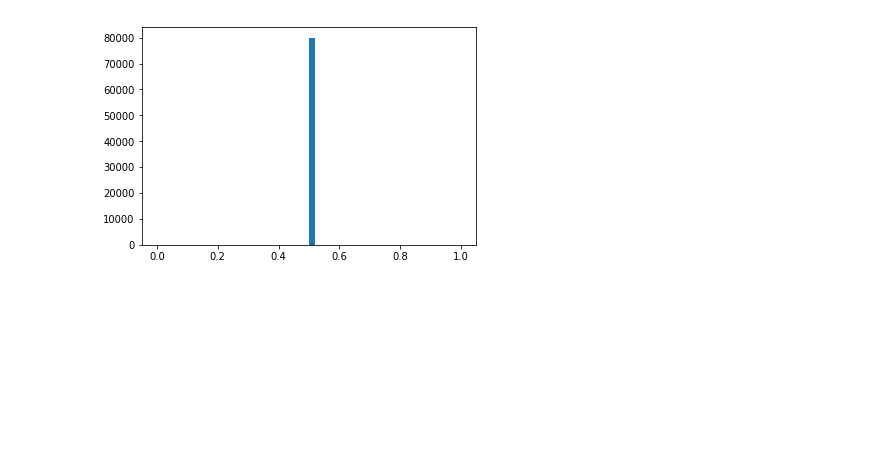
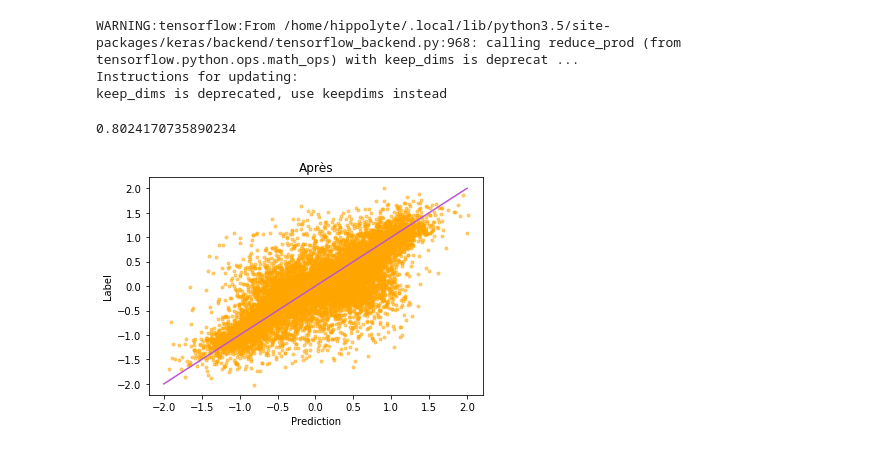
Before and after one commit to Max0u/RobotCar-SCIA, a Jupyter notebook: test_datasets.ipynb, the cells around one changed output. Cells and saved outputs as stored; diff of their text form; code cells hidden in the pictures; blank space fills up the shorter version.

```diff
--- a/test_datasets.ipynb
+++ b/test_datasets.ipynb
@@ -16,5 +24,24 @@ plt.show()
-# %%
-plt.hist(speed, bins=50)
-plt.show()
-# %% [output]
-[figure, removed]
+# %%
+mod = md.build_model()
+mod.load_weights('../car_repo/models/model-0,0YUV.h5')
+imgs = [img for img, _ in map(preprocess.preprocess, imgs)]
+preds = mod.predict(np.array(imgs))
+# %% [output]
+WARNING:tensorflow:From /home/hippolyte/.local/lib/python3.5/site-packages/keras/backend/tensorflow_backend.py:968: calling reduce_prod (from tensorflow.python.ops.math_ops) with keep_dims is deprecat ...
+Instructions for updating:
+keep_dims is deprecated, use keepdims instead
+# %%
+difference = np.abs(preds - angle)
+average_diff = np.mean(difference)
+
+print(average_diff)
+
+plt.title('Après')
+plt.xlabel('Prediction')
+plt.ylabel('Label')
+plt.scatter(preds, angle, marker='.', alpha=0.5, c='orange')
+plt.plot(np.linspace(-2, 2), np.linspace(-2, 2), c='mediumorchid')
+plt.show()
+# %% [output]
+0.8024170735890234
+[figure, added]
```
Also changed, not shown: parts of 12 cells of this notebook, 3 other files.
